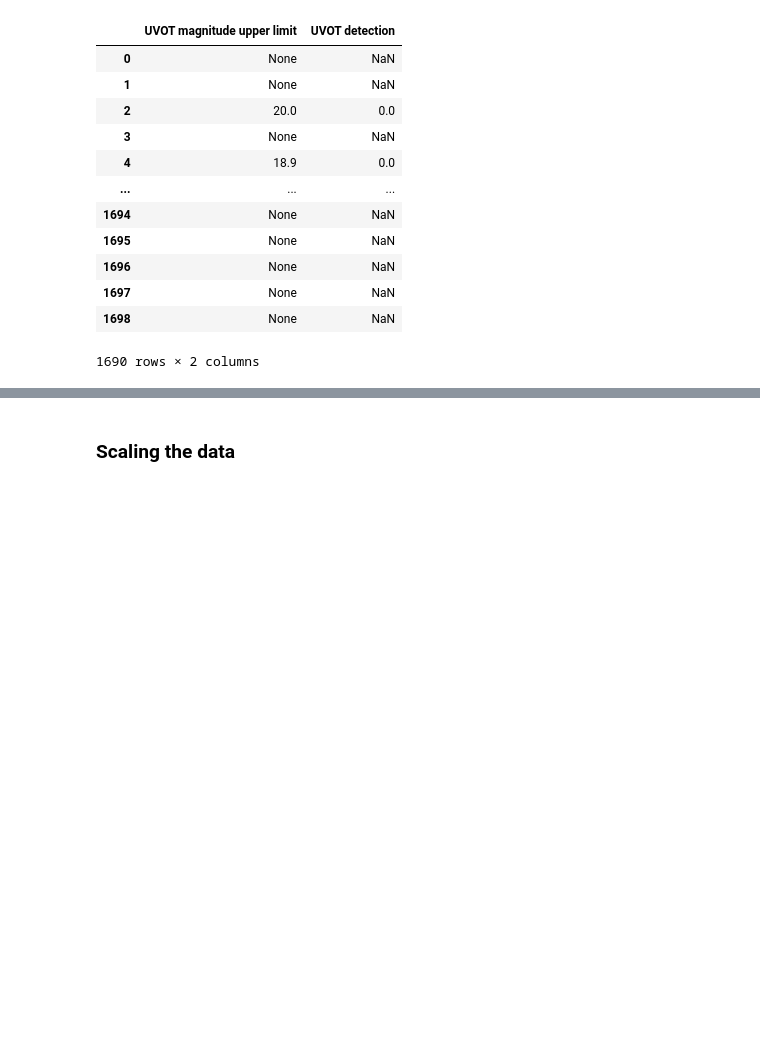
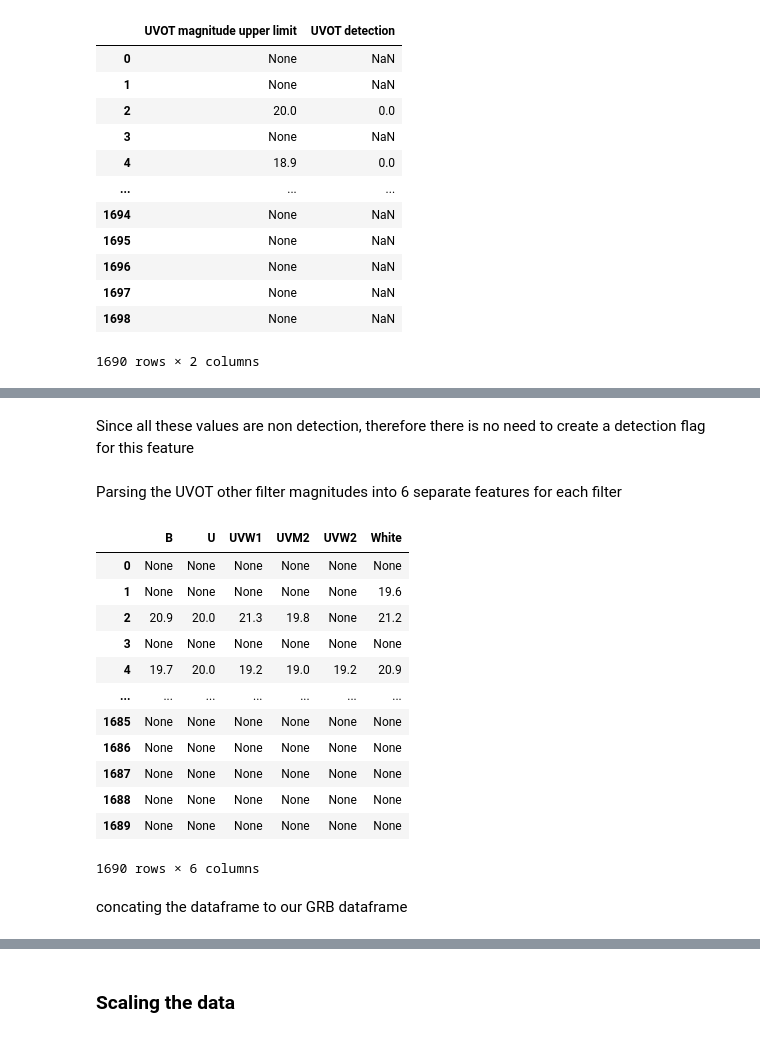
Before and after one commit to Alcatraz312/grb-classification, a Jupyter notebook: src/main.ipynb, the cells around one changed output, grey strips where cells are left out. Cells and saved outputs as stored; diff of their text form; code cells hidden in the pictures; blank space fills up the shorter version.

Commit message:
parsed the other uvot filter magnitudes into 6 different columns

```diff
--- a/src/main.ipynb
+++ b/src/main.ipynb
@@ -472,8 +472,8 @@ Parsing the values of the UVOT filter magnitude feature
 def parse_uvot(value):
     '''
     Parses the values of the feature into new columns according to the values\n
-    > --> no detection\n
-    = --> detection
+    '>' --> no detection\n
+    '=' --> detection
 
     '''
     #setting the default values
@@ -517,3 +517,5 @@ df2[["UVOT magnitude upper limit","UVOT detection"]]
 | 1697 | None | NaN |
 | 1698 | None | NaN |
 1690 rows × 2 columns
+# %%
+df2.drop("UVOT Magnitude", axis = 1, inplace = True)   # removing the original UVOT magnitude feature
@@ -519,0 +539,47 @@ df2[["UVOT magnitude upper limit","UVOT detection"]]
+# %% [markdown]
+Since all these values are non detection, therefore there is no need to create a detection flag for this feature
+# %% [markdown]
+Parsing the UVOT other filter magnitudes into 6 separate features for each filter
+# %%
+def parsing_uvot_other(values):
+
+    diction = {                 # create a default dictionary for each filter with none as default upper limit magnitude values
+        "B" : None,
+        "U" : None,
+        "UVW1" : None,
+        "UVM2" : None,
+        "UVW2" : None,
+        "White" : None
+    }
+
+    if isinstance(values, str):      # check for datatype of the value
+        value = values.split("|")      # split the value for different filters to create a list
+
+        #create a dictionary of each filter as filter name as key and non-detection upper limit as its value, for each column value
+        for part in value:
+            if part.split(">")[0] in diction:
+                diction[part.split(">")[0]] = part.split(">")[1]
+        return diction
+    else:
+        return diction
+
+list_of_dict = df2["UVOT Other Filter Magnitudes"].apply(parsing_uvot_other).tolist()    # list of dictionaries
+
+parsed_dataframe = pd.DataFrame(list_of_dict)    # dataframe created from the list of the dictionaries
+parsed_dataframe
+# %% [output]
+|  | B | U | UVW1 | UVM2 | UVW2 | White |
+| 0 | None | None | None | None | None | None |
+| 1 | None | None | None | None | None | 19.6 |
+| 2 | 20.9 | 20.0 | 21.3 | 19.8 | None | 21.2 |
+| 3 | None | None | None | None | None | None |
+| 4 | 19.7 | 20.0 | 19.2 | 19.0 | 19.2 | 20.9 |
+| ... | ... | ... | ... | ... | ... | ... |
+| 1685 | None | None | None | None | None | None |
+| 1686 | None | None | None | None | None | None |
+| 1687 | None | None | None | None | None | None |
+| 1688 | None | None | None | None | None | None |
+| 1689 | None | None | None | None | None | None |
+1690 rows × 6 columns
+# %% [markdown]
+concating the dataframe to our GRB dataframe
```
Also changed, not shown: parts of 4 cells of this notebook.
